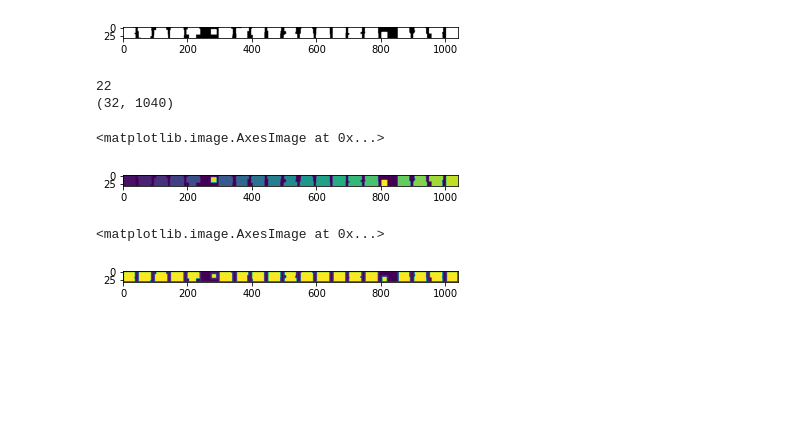
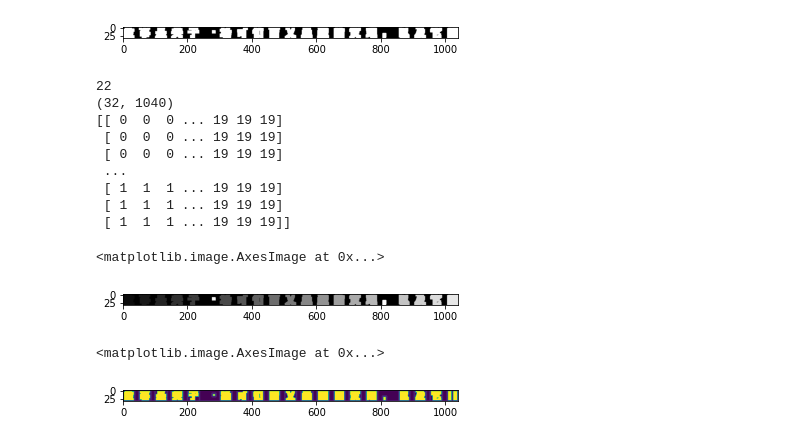
Before and after one commit to bldu/pylearn, a Jupyter notebook: character_bbox.ipynb, the cells around one changed output. Cells and saved outputs as stored; diff of their text form; code cells hidden in the pictures; blank space fills up the shorter version.

```diff
--- a/character_bbox.ipynb
+++ b/character_bbox.ipynb
@@ -29,7 +29,7 @@ plt.imshow(img, 'gray')
 [figure]
 # %%
 kernel = np.ones((3, 3), np.uint8)
-img = cv.dilate(255 - img, kernel, iterations=7)
+img = cv.dilate(255 - img, kernel, iterations=4)
 plt.imshow(img, 'gray')
 # %% [output]
 <matplotlib.image.AxesImage at 0x...>
@@ -41,14 +41,22 @@ n_area, labels, stats, mass_center = cv.connectedComponentsWithStats(img, connec
 print(n_area)
 #print(stats)
 print(labels.shape)
+print(labels)
 # %% [output]
 22
 (32, 1040)
+[[ 0  0  0 ... 19 19 19]
+ [ 0  0  0 ... 19 19 19]
+ [ 0  0  0 ... 19 19 19]
+ ...
+ [ 1  1  1 ... 19 19 19]
+ [ 1  1  1 ... 19 19 19]
+ [ 1  1  1 ... 19 19 19]]
 # %%
-plt.imshow(labels)
+plt.imshow(labels, 'gray')
 # %% [output]
 <matplotlib.image.AxesImage at 0x...>
-[figure, old version]
+[figure, new version]
 # %%
 for i, stat in enumerate(stats):
     cv.rectangle(img, (stat[0], stat[1]), (stat[0] + stat[2], stat[1] + stat[3]), (25, 25, 255), 3)
@@ -56,4 +64,4 @@ for i, stat in enumerate(stats):
 plt.imshow(img)
 # %% [output]
 <matplotlib.image.AxesImage at 0x...>
-[figure, old version]
+[figure, new version]
```
Also changed, not shown: parts of 2 cells of this notebook.
